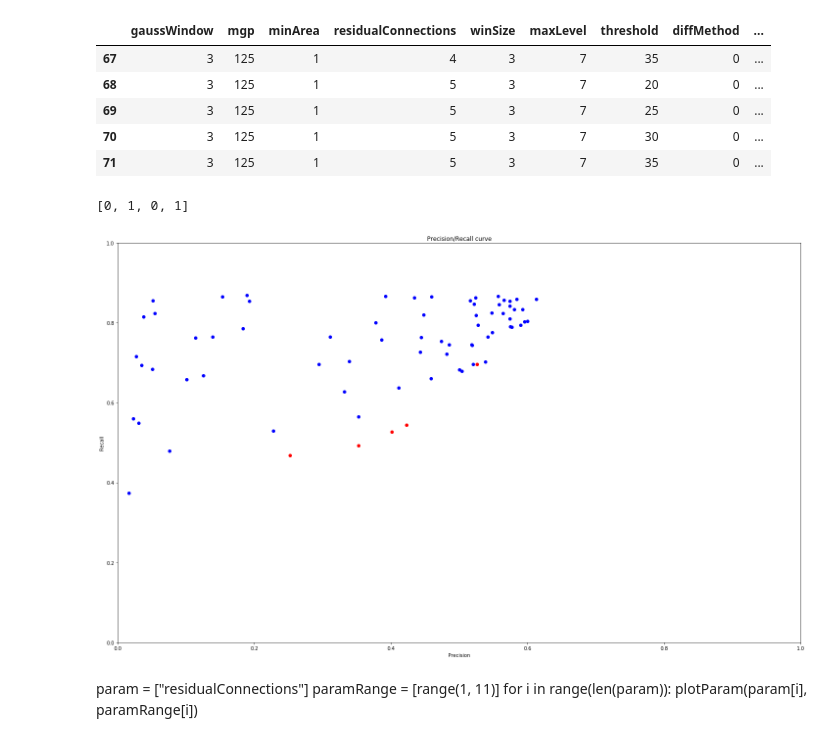
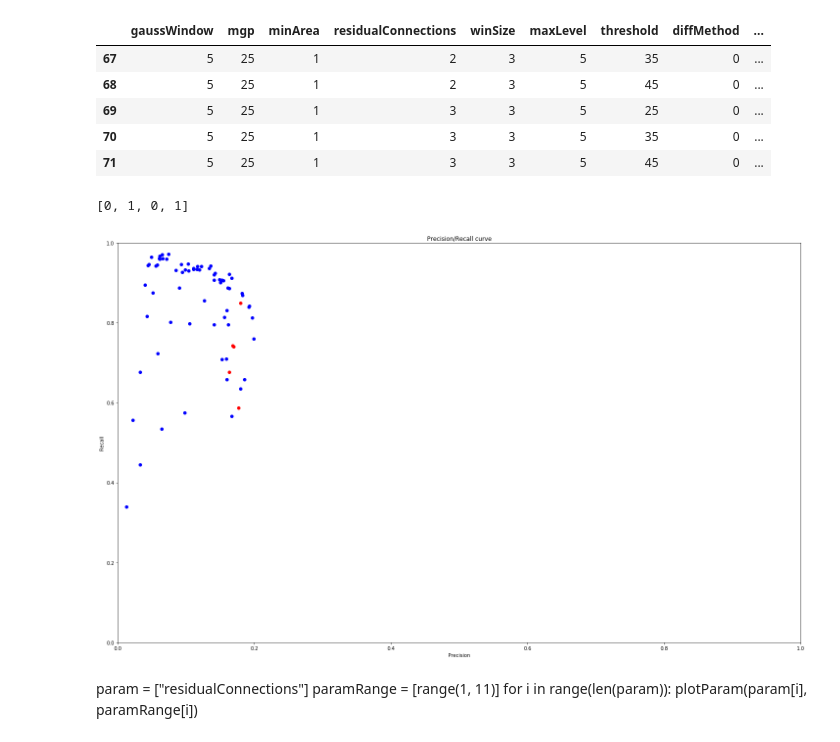
Before and after one commit to AlexBdx/Heli, a Jupyter notebook: 2_Motion detection/Motion detector optimization.ipynb, the cells around one changed output. Drawn from its saved outputs; the diff is of its cells as text; code cells hidden in the pictures.

```diff
--- a/2_Motion detection/Motion detector optimization.ipynb
+++ b/2_Motion detection/Motion detector optimization.ipynb
@@ -7,23 +7,23 @@ from sklearn.preprocessing import LabelEncoder
 import numpy as np
 # %%
 # Import the log file
-df = pd.read_csv("/home/alex/Desktop/Helico/0_Database/RPi_import/190622_201853/190622_201853_Detection_paramSearch.csv")
-# LabelEncoder for the diffMethod
-#enc = LabelEncoder()
-#enc.fit(df["diffMethod"])
-#df["diffMethod"] = enc.transform(df["diffMethod"])
+#df = pd.read_csv("/home/alex/Desktop/Helico/0_Database/RPi_import/190622_201853/190622_201853_Detection_paramSearch.csv")
+#df = pd.read_csv("/home/alex/Desktop/Helico/0_Database/RPi_import/190622_202211/190622_202211_Detection_paramSearch.csv")
+#df = pd.read_csv("/home/alex/Desktop/Helico/0_Database/RPi_import/190624_200747/190624_200747_Detection_paramSearch.csv")
+df = pd.read_csv("/home/alex/Desktop/Helico/0_Database/RPi_import/190622_234007/190622_234007_Detection_paramSearch.csv")
+
 # Add the f1_score
 df["f1_score"] = 1/(1/df["percentHeliTotalFiltered"]+1/df["percentFrameWithHeli"])
 
 # Display
 df.tail()
 # %% [output]
 |  | gaussWindow | mgp | minArea | residualConnections | winSize | maxLevel | threshold | diffMethod | ... |
-| 67 | 3 | 125 | 1 | 4 | 3 | 7 | 35 | 0 | ... |
-| 68 | 3 | 125 | 1 | 5 | 3 | 7 | 20 | 0 | ... |
-| 69 | 3 | 125 | 1 | 5 | 3 | 7 | 25 | 0 | ... |
-| 70 | 3 | 125 | 1 | 5 | 3 | 7 | 30 | 0 | ... |
-| 71 | 3 | 125 | 1 | 5 | 3 | 7 | 35 | 0 | ... |
+| 67 | 5 | 25 | 1 | 2 | 3 | 5 | 35 | 0 | ... |
+| 68 | 5 | 25 | 1 | 2 | 3 | 5 | 45 | 0 | ... |
+| 69 | 5 | 25 | 1 | 3 | 3 | 5 | 25 | 0 | ... |
+| 70 | 5 | 25 | 1 | 3 | 3 | 5 | 35 | 0 | ... |
+| 71 | 5 | 25 | 1 | 3 | 3 | 5 | 45 | 0 | ... |
 # %%
 nSim = len(df)-5 # Show where the last 10 values have been found
 plt.figure(figsize=(25, 15))
@@ -35,7 +35,7 @@ plt.ylabel("Recall")
 plt.axis([0, 1, 0, 1])
 # %% [output]
 [0, 1, 0, 1]
-[figure, old version]
+[figure, new version]
 # %%
 def plotParam(param, paramRange):
     plt.figure(figsize=(25, 15))
```
Also changed, not shown: parts of 7 cells of this notebook, 2 other files.
